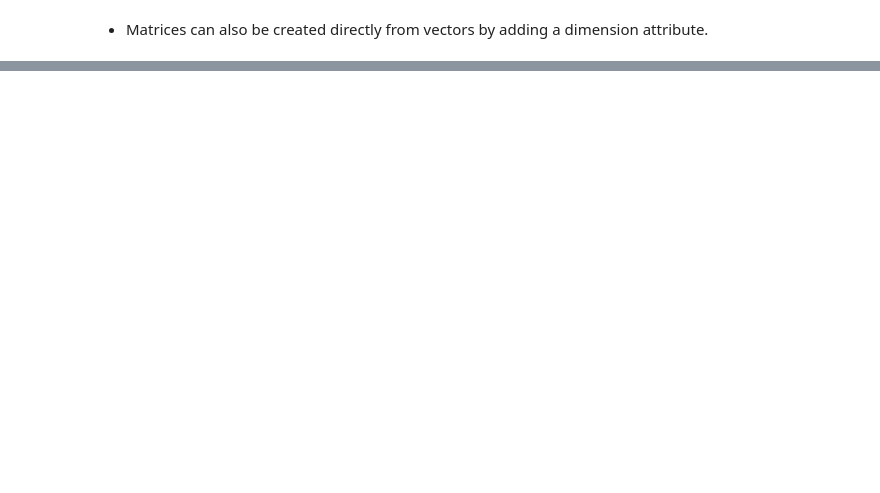
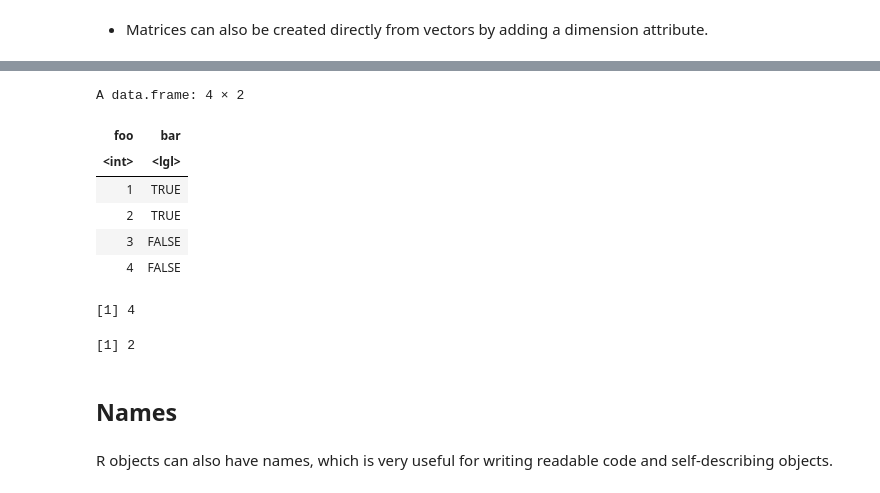
Before and after one commit to naskn02/R-Language, a Jupyter notebook: 01_R_Basics.ipynb, the cells around one changed output, grey strips where cells are left out. Saved outputs shown, nothing was run; the diff lists cells and outputs as text; code cells hidden in the pictures; blank space fills up the shorter version.

```diff
--- a/01_R_Basics.ipynb
+++ b/01_R_Basics.ipynb
@@ -548,0 +646,24 @@ $dim
+# %%
+x <- data.frame(foo=1:4, bar = c(T,T,F,F))
+
+x
+# %% [output]
+A data.frame: 4 × 2
+| foo | bar |
+| <int> | <lgl> |
+| 1 | TRUE |
+| 2 | TRUE |
+| 3 | FALSE |
+| 4 | FALSE |
+# %%
+nrow(x)
+# %% [output]
+[1] 4
+# %%
+ncol(x)
+# %% [output]
+[1] 2
+# %% [markdown]
+## **Names**
+# %% [markdown]
+R objects can also have names, which is very useful for writing readable code and self-describing objects.
```
Also changed, not shown: parts of 21 cells of this notebook.
